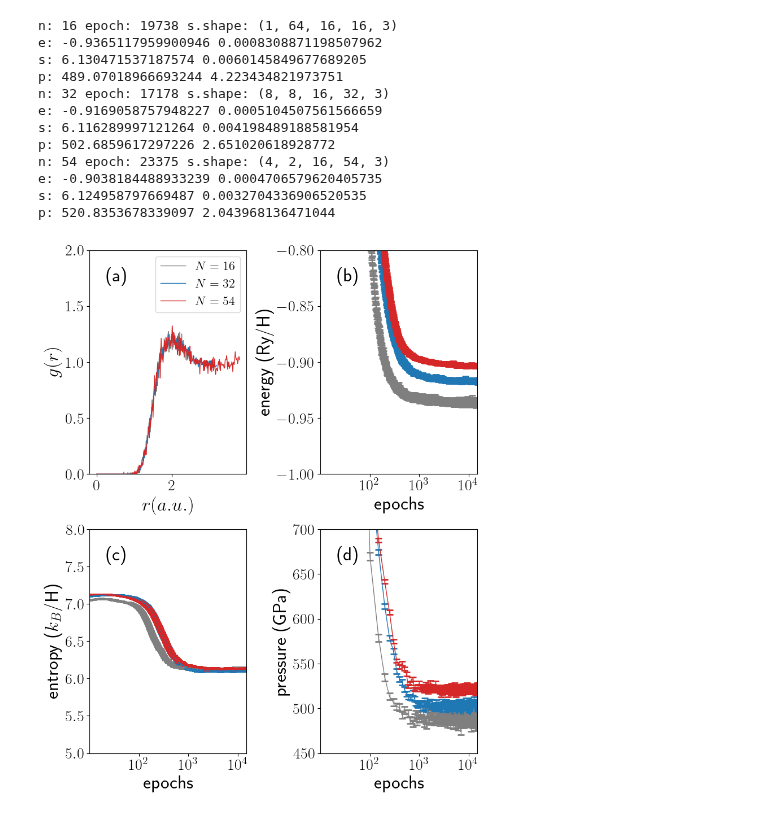
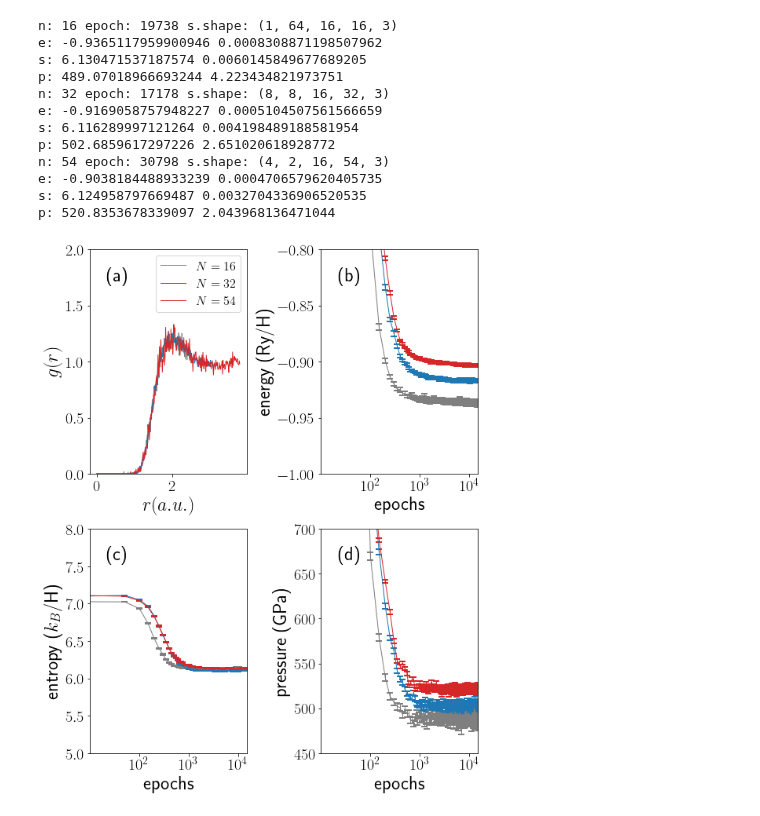
Before and after one commit to fermiflow/hydrogen, a Jupyter notebook: analysis/figs.ipynb, the cells around one changed output. Saved outputs shown, nothing was run; the diff lists cells and outputs as text; code cells hidden in the pictures.

```diff
--- a/analysis/figs.ipynb
+++ b/analysis/figs.ipynb
@@ -514,7 +514,7 @@ for n, path, color in zip(ns, paths, colors):
     yerr = np.sqrt(df['e_err'].values**2 + df['vpp_err'].values**2)
 
     ax = axes[0, 1]
-    ax.errorbar(df['epoch'].values, y, yerr=yerr, color=color,
+    ax.errorbar(df['epoch'].values[::SKIP], y[::SKIP], yerr=yerr[::SKIP], color=color,
             markerfacecolor='none', markeredgewidth=2, ms=2, capsize=4, label="$N=%d$" % n)
     ax.set_xlabel('epochs')
     ax.set_ylabel('energy (Ry/H)')
@@ -531,7 +531,7 @@ for n, path, color in zip(ns, paths, colors):
     yerr = df['s_err'].values
 
     ax = axes[1, 0]
-    ax.errorbar(df['epoch'].values, y, yerr=yerr, color=color,
+    ax.errorbar(df['epoch'].values[::SKIP], y[::SKIP], yerr=yerr[::SKIP], color=color,
             markerfacecolor='none', markeredgewidth=2, ms=2, capsize=4)
     ax.set_xlabel('epochs')
     ax.set_ylabel('entropy ($k_B$/H)')
@@ -559,35 +559,35 @@ for n, path, color in zip(ns, paths, colors):
     #ax.legend()
 
     p_ewm, p_ewm_var = running_average(y, alpha)
 
     print("e:", e_ewm[-1], np.sqrt(e_ewm_var[-1]))
     print("s:", s_ewm[-1], np.sqrt(s_ewm_var[-1]))
     print("p:", p_ewm[-1], np.sqrt(p_ewm_var[-1]))
 
 panels = np.array([["(a)", "(b)"],
                    ["(c)", "(d)"]])
 for row in range(2):
     for col in range(2):
         at = AnchoredText(panels[row, col], prop=dict(size=24), frameon=False, loc=2)
         at.patch.set_boxstyle("round,pad=0.,rounding_size=0.2")
         axes[row, col].add_artist(at)
 
 plt.tight_layout()
 plt.savefig('N_scaling.pdf')
 # %% [output]
 n: 16 epoch: 19738 s.shape: (1, 64, 16, 16, 3)
 e: -0.9365117959900946 0.0008308871198507962
 s: 6.130471537187574 0.0060145849677689205
 p: 489.07018966693244 4.223434821973751
 n: 32 epoch: 17178 s.shape: (8, 8, 16, 32, 3)
 e: -0.9169058757948227 0.0005104507561566659
 s: 6.116289997121264 0.004198489188581954
 p: 502.6859617297226 2.651020618928772
-n: 54 epoch: 23375 s.shape: (4, 2, 16, 54, 3)
+n: 54 epoch: 30798 s.shape: (4, 2, 16, 54, 3)
 e: -0.9038184488933239 0.0004706579620405735
 s: 6.124958797669487 0.0032704336906520535
 p: 520.8353678339097 2.043968136471044
-[figure, old version]
+[figure, new version]
 # %%
 fig, axes = plt.subplots(2, 2, figsize=(8, 10))
 
```
Also changed, not shown: parts of 8 cells of this notebook, 1 other file.
